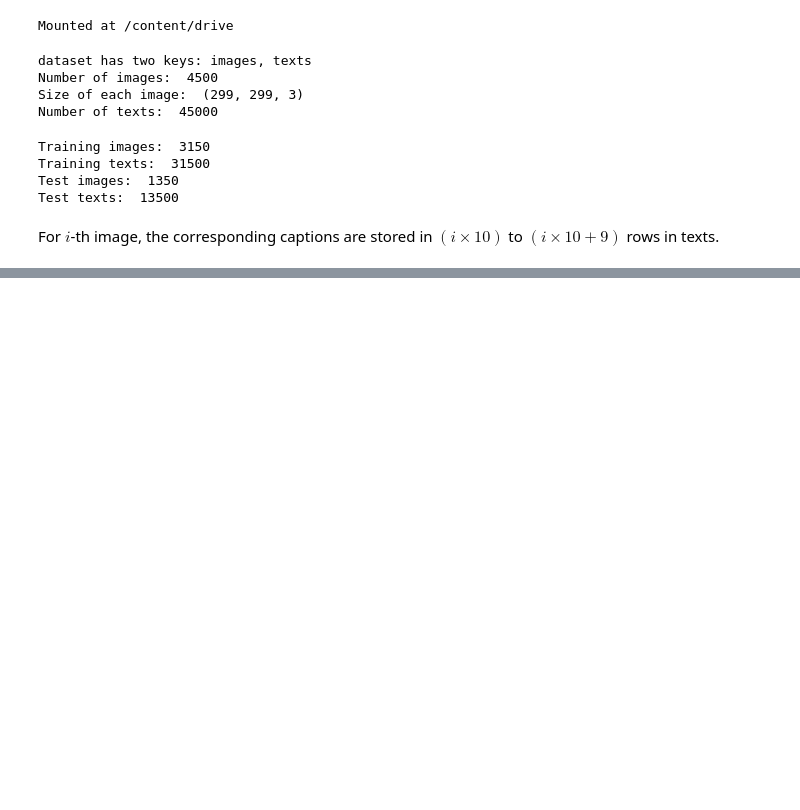
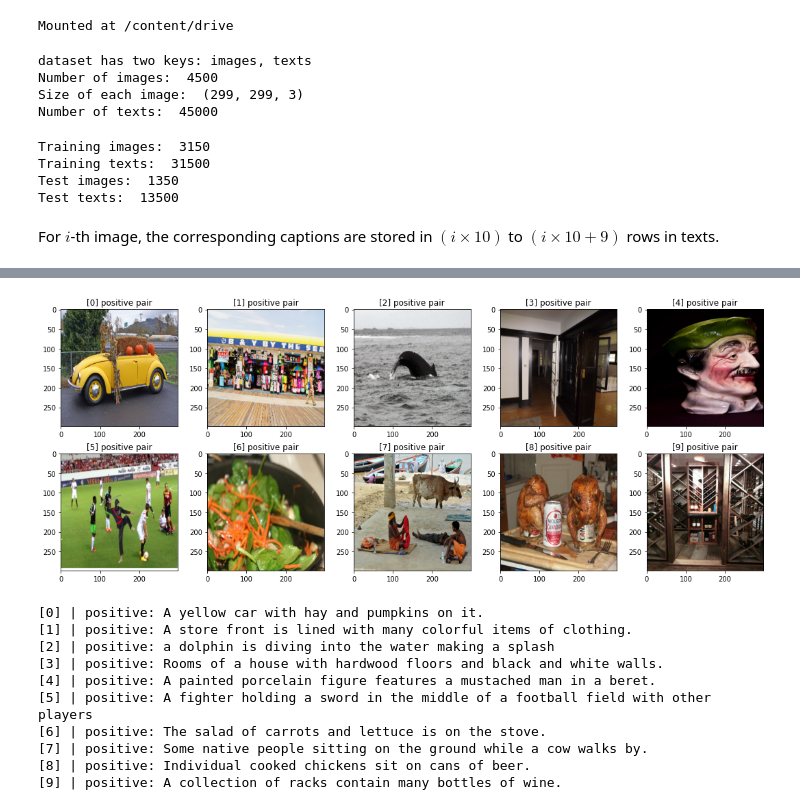
Before and after one commit to ukarthik27/video-retrieval, a Jupyter notebook: DataLoader.ipynb, the cells around one changed output, grey strips where cells are left out. Cells and saved outputs as stored; diff of their text form; code cells hidden in the pictures; blank space fills up the shorter version.

```diff
--- a/DataLoader.ipynb
+++ b/DataLoader.ipynb
@@ -98,7 +98,7 @@ def show10samples(batch):
 # %%
 batch_size = 10
 trainloader = DataLoader(DualEncoderDataset(train_images, train_texts, neg_rate=4), batch_size=batch_size, shuffle=True)
-testloader = DataLoader(DualEncoderDataset(test_images, test_texts, neg_rate=0))
+testloader = DataLoader(DualEncoderDataset(test_images, test_texts, neg_rate=0), batch_size=batch_size, shuffle=True)
 # %%
 for i, batch in enumerate(trainloader):
     show10samples(batch)
@@ -117,0 +118,16 @@ for i, batch in enumerate(trainloader):
+# %%
+for i, batch in enumerate(testloader):
+    show10samples(batch)
+    break
+# %% [output]
+[figure, added]
+[0] | positive: A yellow car with hay and pumpkins on it.
+[1] | positive: A store front is lined with many colorful items of clothing.
+[2] | positive: a dolphin is diving into the water making a splash
+[3] | positive: Rooms of a house with hardwood floors and black and white walls.
+[4] | positive: A painted porcelain figure features a mustached man in a beret.
+[5] | positive: A fighter holding a sword in the middle of a football field with other players
+[6] | positive: The salad of carrots and lettuce is on the stove.
+[7] | positive: Some native people sitting on the ground while a cow walks by.
+[8] | positive: Individual cooked chickens sit on cans of beer.
+[9] | positive: A collection of racks contain many bottles of wine.
```
Also changed, not shown: parts of 1 cell of this notebook, 1 other file.
